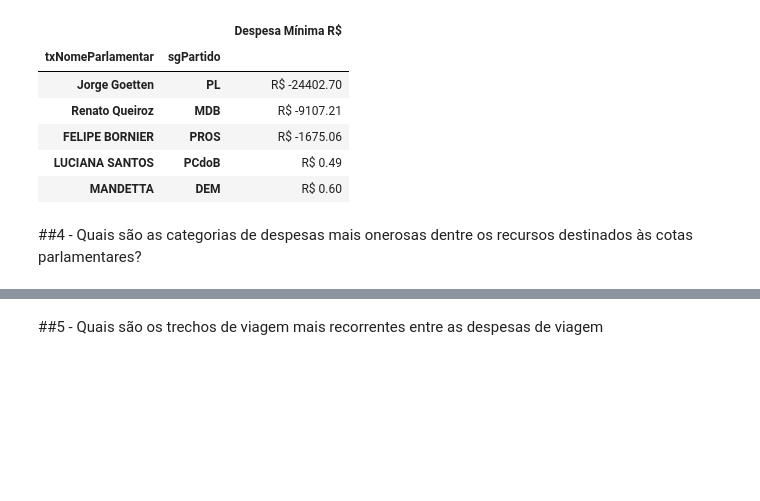
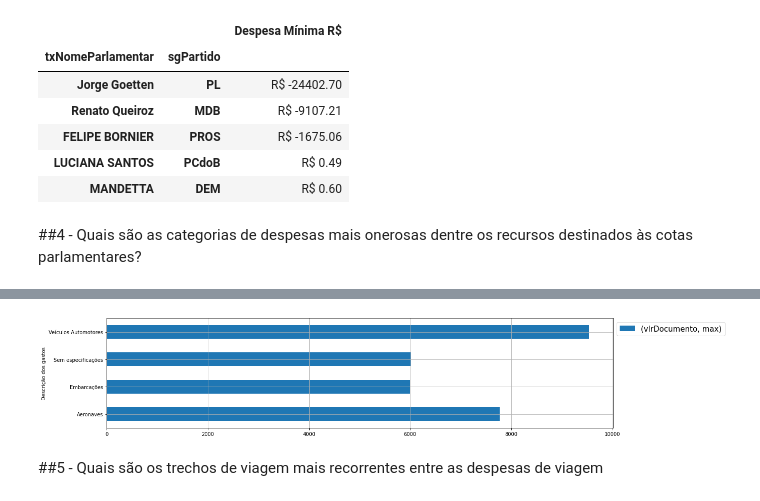
Before and after one commit to Reinaldos/-Reinaldos-livro_Intro-a-programacao-com-PYTHON, a Jupyter notebook: Projeto_5.ipynb, the cells around one changed output, grey strips where cells are left out. Saved outputs shown, nothing was run; the diff lists cells and outputs as text; code cells hidden in the pictures; blank space fills up the shorter version.

```diff
--- a/Projeto_5.ipynb
+++ b/Projeto_5.ipynb
@@ -803,6 +732,6 @@ desp_minima_parlamentar.style.format({'Despesa Mínima R$':'R$ {:.2F}'}).backgro
 # %% [markdown]
 ##4 - Quais são as categorias de despesas mais onerosas dentre os recursos destinados às cotas parlamentares?
 # %%
-Maisonerosas = dfparlamentarcompleto.groupby('txtDescricaoEspecificacao').agg({'vlrLiquido': ['mean', 'min', 'max']}).copy()
-Maisonerosas.plt
+Maisonerosas = dfparlamentarcompleto.groupby('txtDescricaoEspecificacao').agg({'vlrDocumento': ['max']}).copy()
+Maisonerosas
 # %% [output]
@@ -810,6 +745,8 @@ AttributeError: ignored
 # %%
-grafico_comparação = Maisonerosas.T.plot.line(ylabel = 'dfparlamentarcompleto em Reais',xlabel = 'vlrLiquido',figsize =(18,4), fontsize = 10)
-plt.legend(fontsize = 12,loc = 0, bbox_to_anchor = (1,1))
-grafico_comparação
+grafico_comparação = Maisonerosas.plot.barh(xlabel = 'Descrição dos gastos',figsize =(18,4),fontsize = 10)
+plt.legend(fontsize = 15,loc = 0, bbox_to_anchor = (1,1))
+grafico_comparação.grid()
+# %% [output]
+[figure, added]
 # %% [markdown]
 ##5 - Quais são os trechos de viagem mais recorrentes entre as despesas de viagem
```
Also changed, not shown: parts of 23 cells of this notebook.
